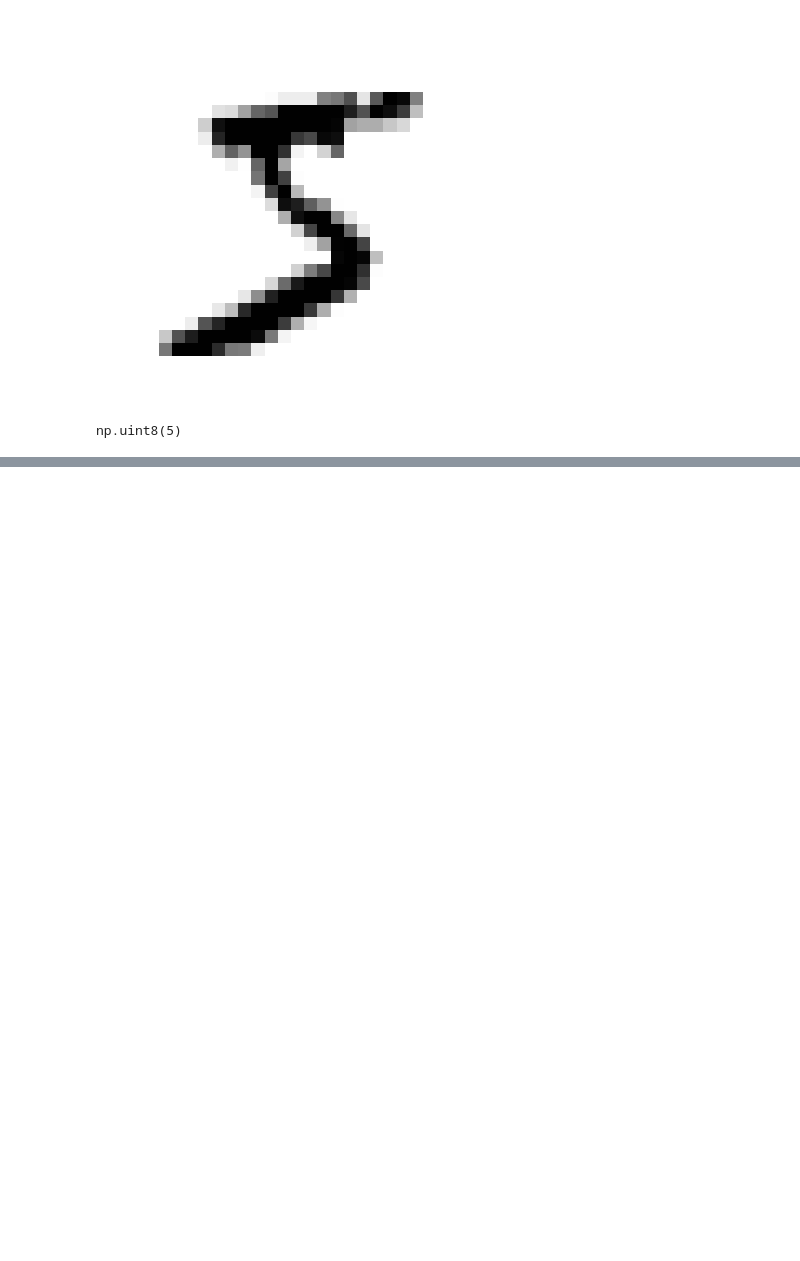
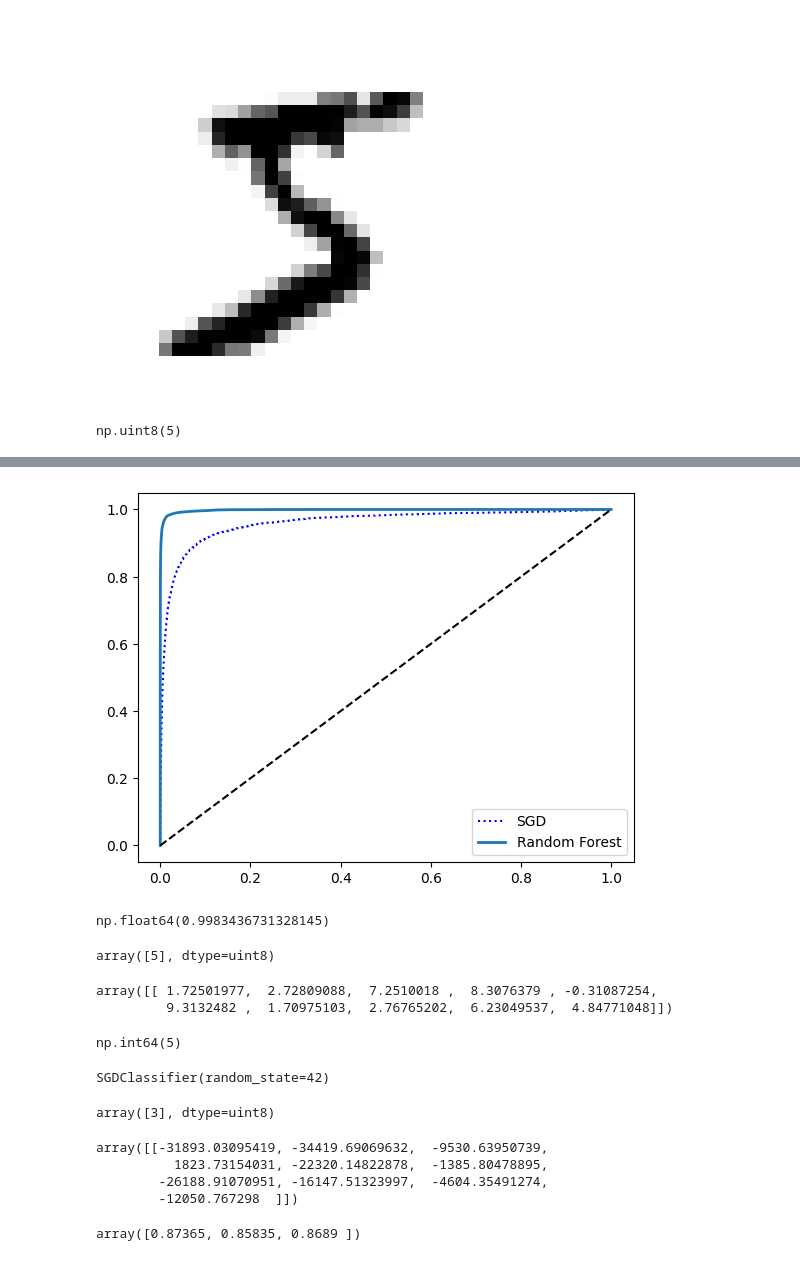
Before and after one commit to Arshya-S/Hands-On-Machine-Learning, a Jupyter notebook: Classification.ipynb, the cells around one changed output, grey strips where cells are left out. Cells and saved outputs as stored; diff of their text form; code cells hidden in the pictures; blank space fills up the shorter version.

```diff
--- a/Classification.ipynb
+++ b/Classification.ipynb
@@ -32,0 +128,56 @@ X_train, X_test, y_train, y_test = X[:60000], X[60000:], y[:60000], y[60000:]
+# %%
+from sklearn.ensemble import RandomForestClassifier
+
+forest_clf = RandomForestClassifier(random_state=42)
+y_probas_forest = cross_val_predict(forest_clf, X_train, y_train_5, cv=3,
+method="predict_proba")
+# %%
+y_scores_forest = y_probas_forest[:, 1] # score = proba of positive class
+fpr_forest, tpr_forest, thresholds_forest = roc_curve(y_train_5,y_scores_forest)
+# %%
+plt.plot(fpr, tpr, "b:", label="SGD")
+plot_roc_curve(fpr_forest, tpr_forest, "Random Forest")
+plt.legend(loc="lower right")
+plt.show()
+# %% [output]
+[figure, added]
+# %%
+roc_auc_score(y_train_5, y_scores_forest)
+# %% [output]
+np.float64(0.9983436731328145)
+# %%
+from sklearn.svm import SVC
+svm_clf = SVC()
+svm_clf.fit(X_train, y_train) # y_train, not y_train_5
+svm_clf.predict([some_digit])
+# %% [output]
+array([5], dtype=uint8)
+# %%
+some_digit_scores = svm_clf.decision_function([some_digit])
+some_digit_scores
+# %% [output]
+array([[ 1.72501977,  2.72809088,  7.2510018 ,  8.3076379 , -0.31087254,
+         9.3132482 ,  1.70975103,  2.76765202,  6.23049537,  4.84771048]])
+# %%
+np.argmax(some_digit_scores)
+# %% [output]
+np.int64(5)
+# %%
+sgd_clf.fit(X_train, y_train)
+# %% [output]
+SGDClassifier(random_state=42)
+# %%
+sgd_clf.predict([some_digit])
+# %% [output]
+array([3], dtype=uint8)
+# %%
+sgd_clf.decision_function([some_digit])
+# %% [output]
+array([[-31893.03095419, -34419.69069632,  -9530.63950739,
+          1823.73154031, -22320.14822878,  -1385.80478895,
+        -26188.91070951, -16147.51323997,  -4604.35491274,
+        -12050.767298  ]])
+# %%
+cross_val_score(sgd_clf, X_train, y_train, cv=3, scoring="accuracy")
+# %% [output]
+array([0.87365, 0.85835, 0.8689 ])
```
Also changed, not shown: parts of 23 cells of this notebook.
